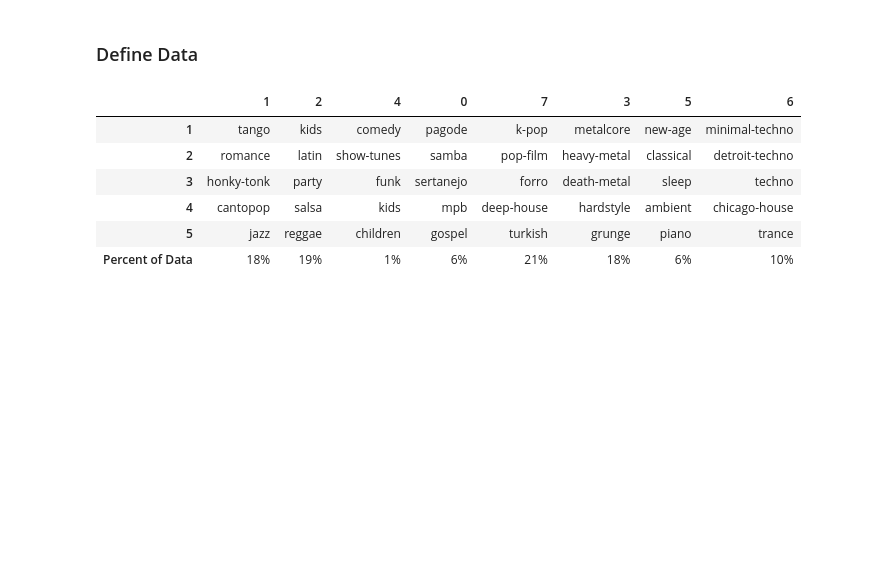
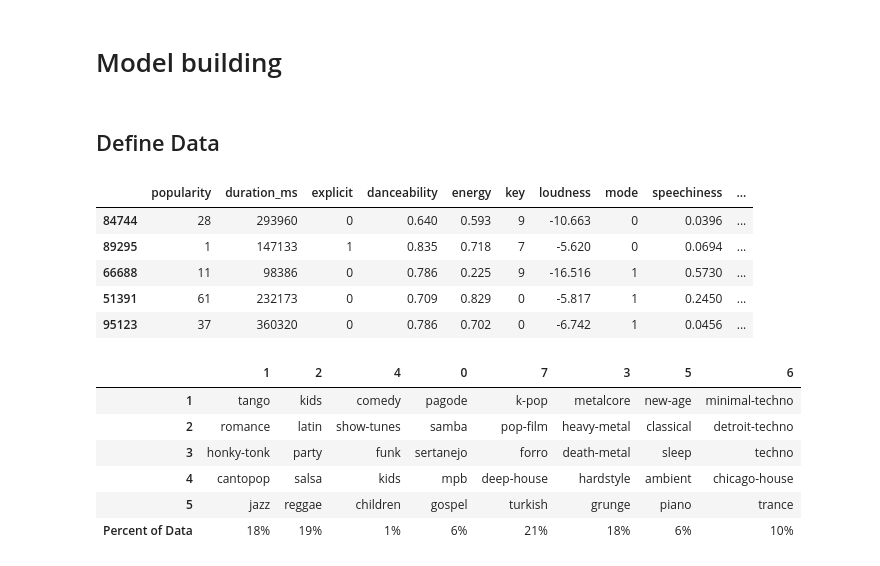
Before and after one commit to hurdg/Spotify_GenreClassifier, a Jupyter notebook: ModelBuilding.ipynb, the cells around one changed output. Cells and saved outputs as stored; diff of their text form; code cells hidden in the pictures; blank space fills up the shorter version.

```diff
--- a/ModelBuilding.ipynb
+++ b/ModelBuilding.ipynb
@@ -1,2 +1,4 @@
+# %% [markdown]
+# Model building
 # %% [markdown]
-### Define Data
+## Define Data
@@ -7,4 +16,15 @@ from sklearn.model_selection import train_test_split
 df = pd.read_csv("data_train.csv", index_col=0)
+# %%
+#encode categorical variables
+df['explicit'] = df['explicit'].astype(int)
+df.head()
+# %% [output]
+|  | popularity | duration_ms | explicit | danceability | energy | key | loudness | mode | speechiness | ... |
+| 84744 | 28 | 293960 | 0 | 0.640 | 0.593 | 9 | -10.663 | 0 | 0.0396 | ... |
+| 89295 | 1 | 147133 | 1 | 0.835 | 0.718 | 7 | -5.620 | 0 | 0.0694 | ... |
+| 66688 | 11 | 98386 | 0 | 0.786 | 0.225 | 9 | -16.516 | 1 | 0.5730 | ... |
+| 51391 | 61 | 232173 | 0 | 0.709 | 0.829 | 0 | -5.817 | 1 | 0.2450 | ... |
+| 95123 | 37 | 360320 | 0 | 0.786 | 0.702 | 0 | -6.742 | 1 | 0.0456 | ... |
 # %%
 #Overview of the top 'n' genres and the proportion of songs within each cluster of the training df
 n = 5
```
Also changed, not shown: parts of 19 cells of this notebook.
